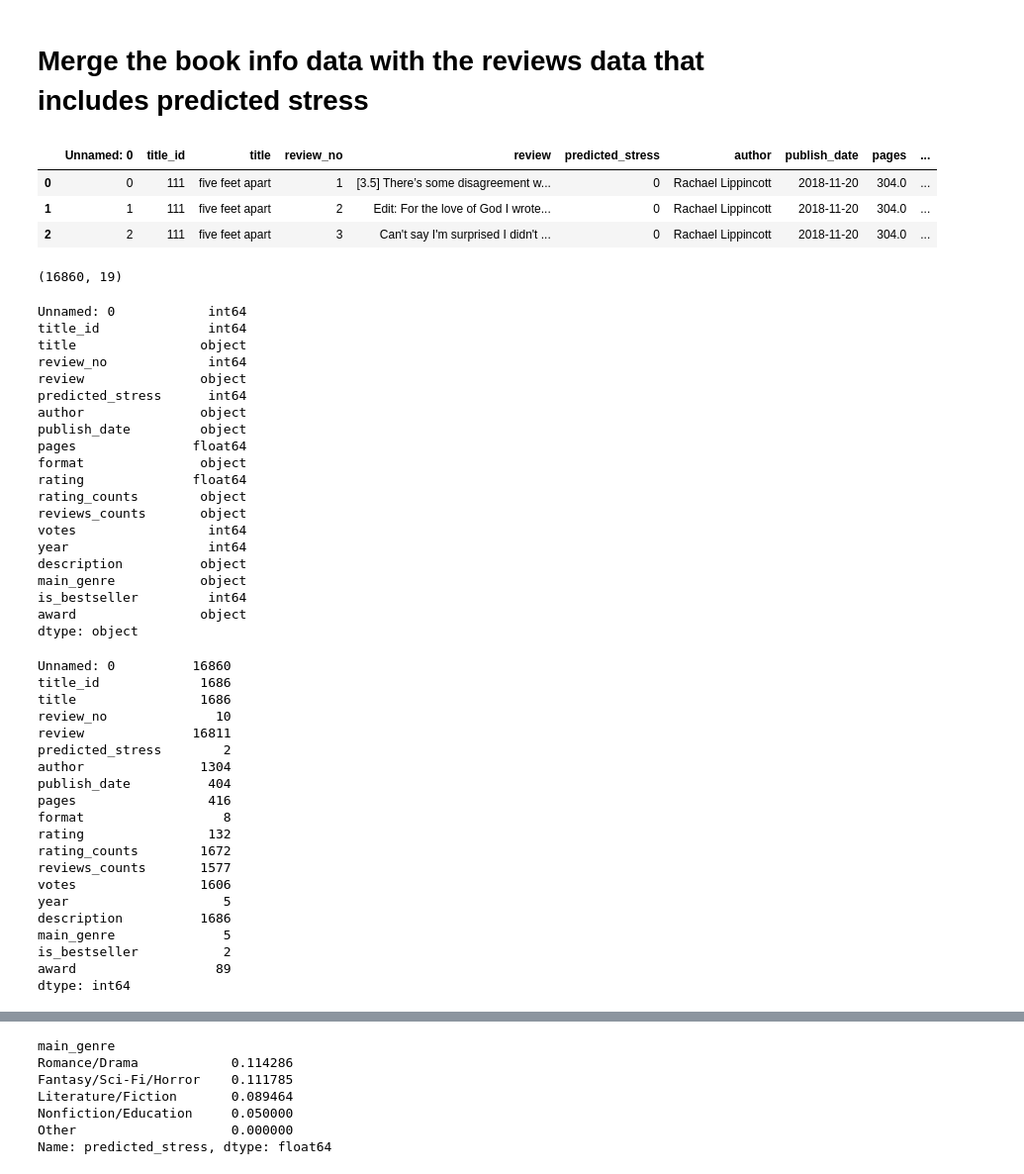
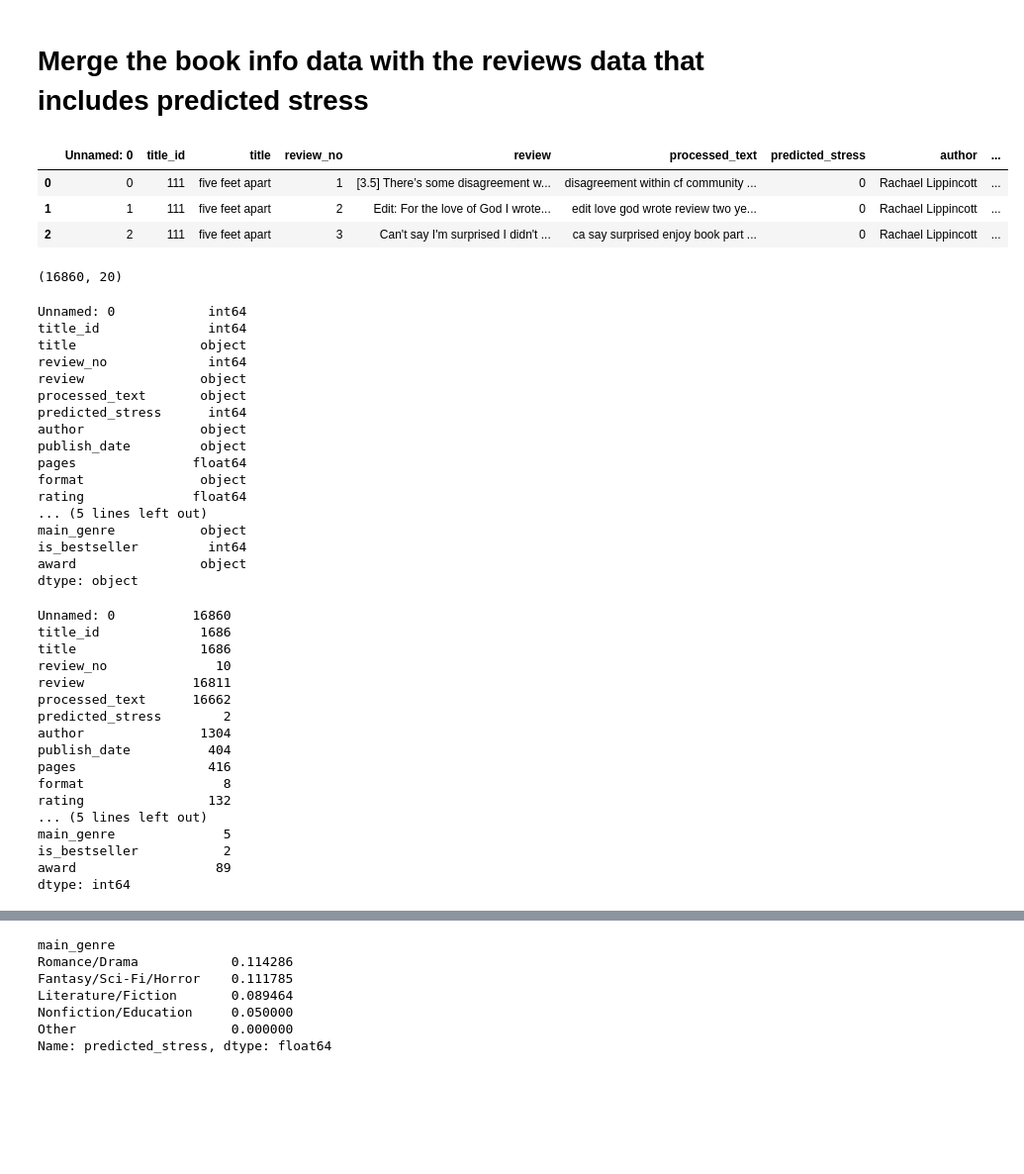
Before and after one commit to txiao9331/EmoLit, a Jupyter notebook: EDA&Tableau/EDA.ipynb, the cells around one changed output, grey strips where cells are left out. Shown at 99% size. Cells and saved outputs as stored; diff of their text form; code cells hidden in the pictures; blank space fills up the shorter version.

```diff
--- a/EDA&Tableau/EDA.ipynb
+++ b/EDA&Tableau/EDA.ipynb
@@ -38,17 +181,17 @@ plt.show()
 # %%
 # Merge the book info data with the reviews data that includes predicted stress
 merged_review_data = pd.merge(reviews_df, book_info, on='title_id', how='left')
-merged_review_data = merged_review_data.drop(columns=['title_y','processed_text']).rename(columns={'title_x':'title'})
+merged_review_data = merged_review_data.drop(columns=['title_y']).rename(columns={'title_x':'title'})
 merged_review_data.head(3)
 # %% [output]
-|  | Unnamed: 0 | title_id | title | review_no | review | predicted_stress | author | publish_date | pages | ... |
-| 0 | 0 | 111 | five feet apart | 1 | [3.5] There’s some disagreement w... | 0 | Rachael Lippincott | 2018-11-20 | 304.0 | ... |
-| 1 | 1 | 111 | five feet apart | 2 | Edit: For the love of God I wrote... | 0 | Rachael Lippincott | 2018-11-20 | 304.0 | ... |
-| 2 | 2 | 111 | five feet apart | 3 | Can't say I'm surprised I didn't ... | 0 | Rachael Lippincott | 2018-11-20 | 304.0 | ... |
+|  | Unnamed: 0 | title_id | title | review_no | review | processed_text | predicted_stress | author | ... |
+| 0 | 0 | 111 | five feet apart | 1 | [3.5] There’s some disagreement w... | disagreement within cf community ... | 0 | Rachael Lippincott | ... |
+| 1 | 1 | 111 | five feet apart | 2 | Edit: For the love of God I wrote... | edit love god wrote review two ye... | 0 | Rachael Lippincott | ... |
+| 2 | 2 | 111 | five feet apart | 3 | Can't say I'm surprised I didn't ... | ca say surprised enjoy book part ... | 0 | Rachael Lippincott | ... |
 # %%
 merged_review_data.shape
 # %% [output]
-(16860, 19)
+(16860, 20)
 # %%
 merged_review_data.dtypes
 # %% [output]
@@ -57,17 +200,14 @@ title_id              int64
 title                object
 review_no             int64
 review               object
+processed_text       object
 predicted_stress      int64
 author               object
 publish_date         object
 pages               float64
 format               object
 rating              float64
-rating_counts        object
-reviews_counts       object
-votes                 int64
-year                  int64
-description          object
+... (5 lines left out)
 main_genre           object
 is_bestseller         int64
 award                object
@@ -80,17 +220,14 @@ title_id             1686
 title                1686
 review_no              10
 review              16811
+processed_text      16662
 predicted_stress        2
 author               1304
 publish_date          404
 pages                 416
 format                  8
 rating                132
-rating_counts        1672
-reviews_counts       1577
-votes                1606
-year                    5
-description          1686
+... (5 lines left out)
 main_genre              5
 is_bestseller           2
 award                  89
```
Also changed, not shown: parts of 34 cells of this notebook, 7 other files.
